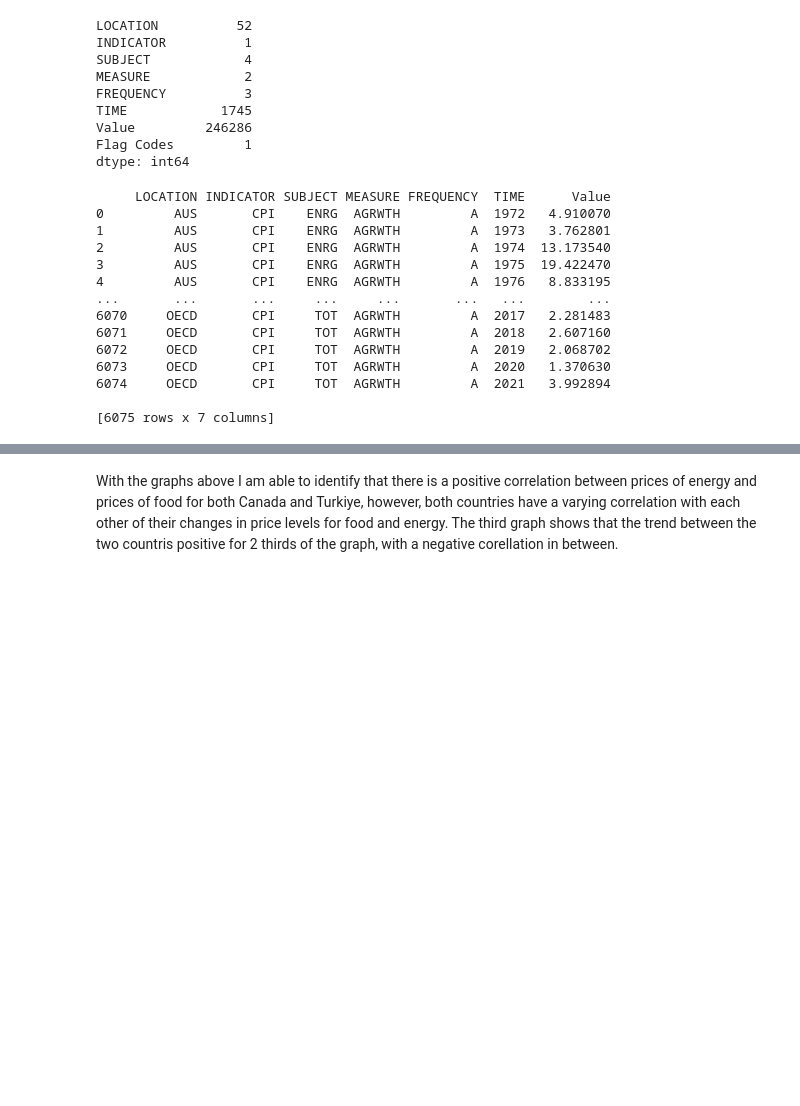
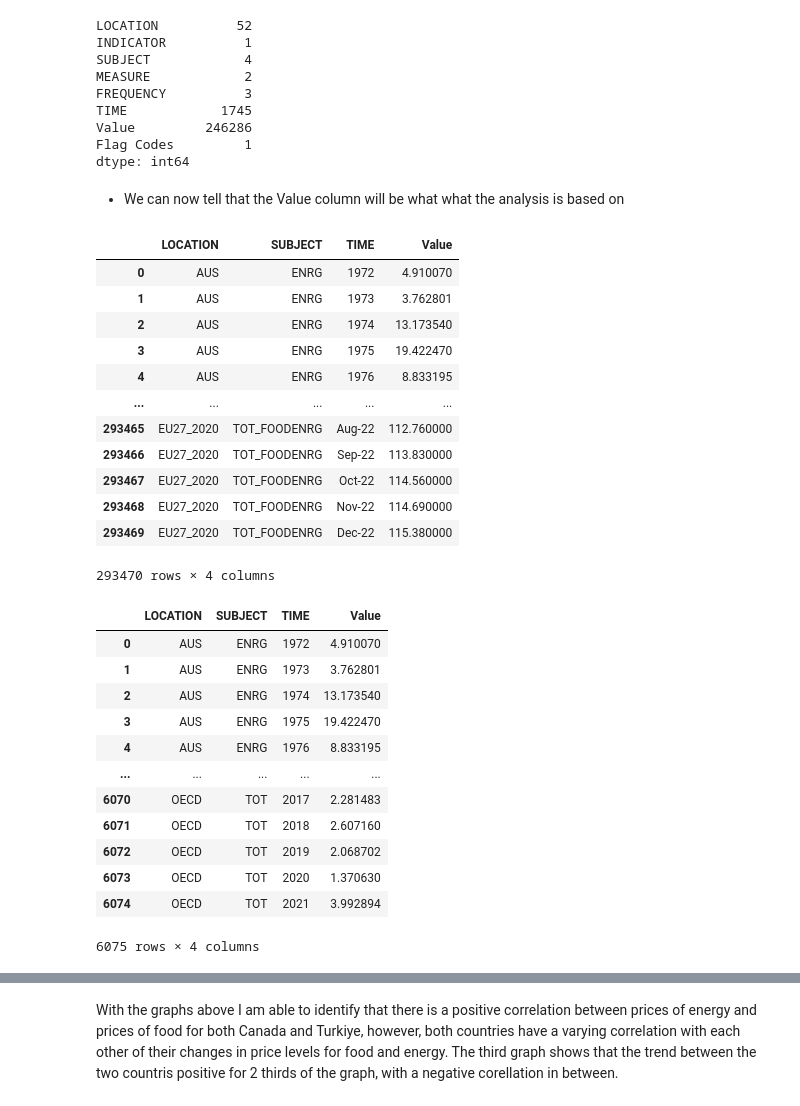
Before and after one commit to ubco-W2022T2-data301/project-group-group19, a Jupyter notebook: analysis/analysis3.ipynb, the cells around one changed output, grey strips where cells are left out. Drawn from its saved outputs; the diff is of its cells as text; code cells hidden in the pictures; blank space fills up the shorter version.

```diff
--- a/analysis/analysis3.ipynb
+++ b/analysis/analysis3.ipynb
@@ -67,34 +72,51 @@ TIME            1745
 Value         246286
 Flag Codes         1
 dtype: int64
+# %% [markdown]
+- We can now tell that the Value column will be what what the analysis is based on
 # %%
 #indicator, measure, and frequency look like they will not be needed for my current analysis
 def clean1(df):
     df_cleaned = df.copy().drop(['INDICATOR','MEASURE','FREQUENCY', 'Flag Codes'], axis=1)
     return df_cleaned
+df = clean1(df)
+df
+# %% [output]
+|  | LOCATION | SUBJECT | TIME | Value |
+| 0 | AUS | ENRG | 1972 | 4.910070 |
+| 1 | AUS | ENRG | 1973 | 3.762801 |
+| 2 | AUS | ENRG | 1974 | 13.173540 |
+| 3 | AUS | ENRG | 1975 | 19.422470 |
+| 4 | AUS | ENRG | 1976 | 8.833195 |
+| ... | ... | ... | ... | ... |
+| 293465 | EU27_2020 | TOT_FOODENRG | Aug-22 | 112.760000 |
+| 293466 | EU27_2020 | TOT_FOODENRG | Sep-22 | 113.830000 |
+| 293467 | EU27_2020 | TOT_FOODENRG | Oct-22 | 114.560000 |
+| 293468 | EU27_2020 | TOT_FOODENRG | Nov-22 | 114.690000 |
+| 293469 | EU27_2020 | TOT_FOODENRG | Dec-22 | 115.380000 |
+293470 rows × 4 columns
 # %%
 #from the initial, I can see tha time is more spread out for the recent years, I wish to change that
 #spread out time starts from the 6075 reading onwards, so we should remove that
 def cleanTime(df):
-    (
-    df_cleaned=df.copy().drop(df_cleaned.index[6075:293470]))
+    df_cleaned=df.copy().drop(df.index[6075:293470])
     return df_cleaned
-cleanTime(df)
+df = cleanTime(df)
+df
 # %% [output]
+|  | LOCATION | SUBJECT | TIME | Value |
+| 0 | AUS | ENRG | 1972 | 4.910070 |
+| 1 | AUS | ENRG | 1973 | 3.762801 |
+| 2 | AUS | ENRG | 1974 | 13.173540 |
+| 3 | AUS | ENRG | 1975 | 19.422470 |
+| 4 | AUS | ENRG | 1976 | 8.833195 |
+| ... | ... | ... | ... | ... |
+| 6070 | OECD | TOT | 2017 | 2.281483 |
+| 6071 | OECD | TOT | 2018 | 2.607160 |
+| 6072 | OECD | TOT | 2019 | 2.068702 |
+| 6073 | OECD | TOT | 2020 | 1.370630 |
+| 6074 | OECD | TOT | 2021 | 3.992894 |
-     LOCATION INDICATOR SUBJECT MEASURE FREQUENCY  TIME      Value
-0         AUS       CPI    ENRG  AGRWTH         A  1972   4.910070
-1         AUS       CPI    ENRG  AGRWTH         A  1973   3.762801
-2         AUS       CPI    ENRG  AGRWTH         A  1974  13.173540
-3         AUS       CPI    ENRG  AGRWTH         A  1975  19.422470
-4         AUS       CPI    ENRG  AGRWTH         A  1976   8.833195
-...       ...       ...     ...     ...       ...   ...        ...
-6070     OECD       CPI     TOT  AGRWTH         A  2017   2.281483
-6071     OECD       CPI     TOT  AGRWTH         A  2018   2.607160
-6072     OECD       CPI     TOT  AGRWTH         A  2019   2.068702
-6073     OECD       CPI     TOT  AGRWTH         A  2020   1.370630
-6074     OECD       CPI     TOT  AGRWTH         A  2021   3.992894
-
-[6075 rows x 7 columns]
+6075 rows × 4 columns
 # %%
 #sub data frames for Canada and Turkey
 def subFood(df):
```
Also changed, not shown: parts of 7 cells of this notebook, 3 other files.
